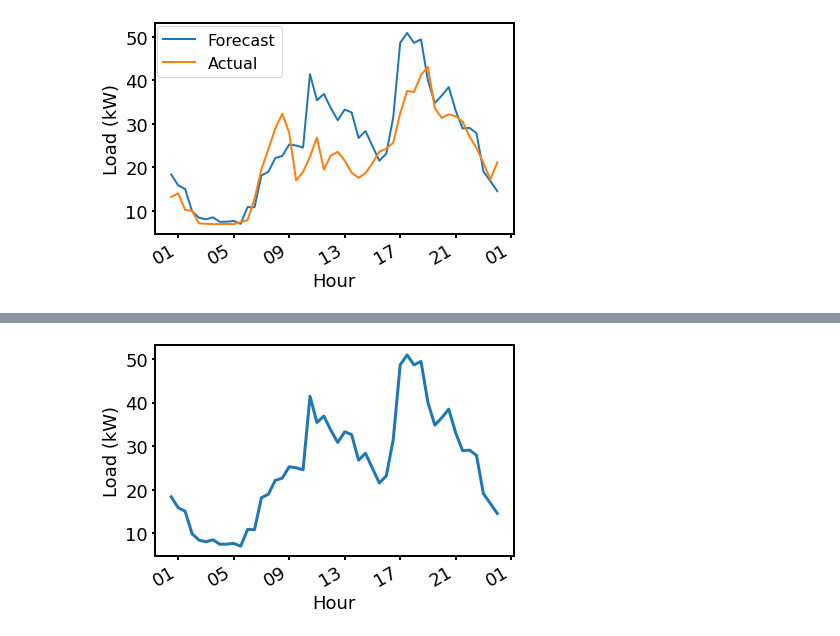
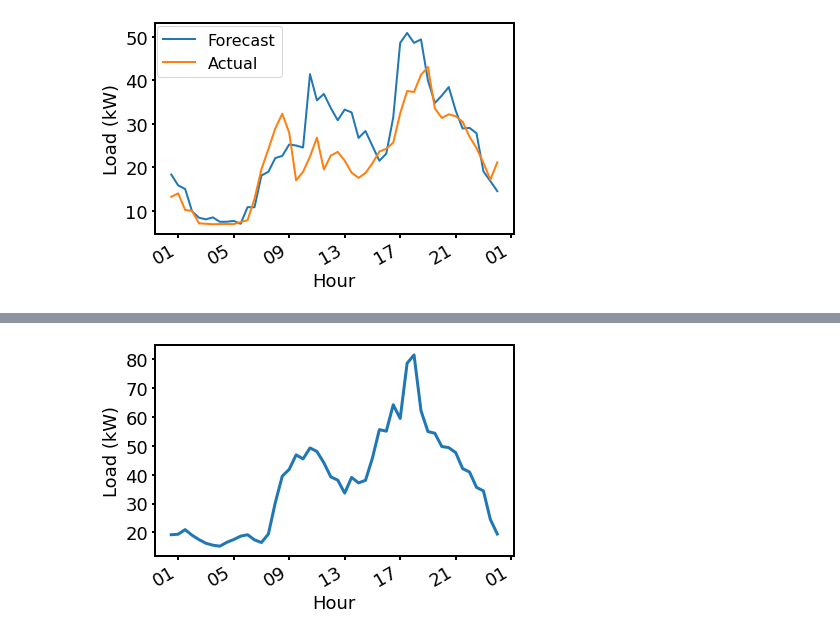
Before and after one commit to stait20/Code, a Jupyter notebook: Fife-data/FifeData.ipynb, the cells around one changed output, grey strips where cells are left out. Drawn from its saved outputs; the diff is of its cells as text; code cells hidden in the pictures.

```diff
--- a/Fife-data/FifeData.ipynb
+++ b/Fife-data/FifeData.ipynb
@@ -28,6 +118,18 @@ df["pers_forecast"] = df["load_total"].shift(336, axis=0)
 l = 336+(48*2)   # Begnning of graphed data, one week in
 h = 336+(48*3)  # Last value of graphed data
 
-plt.plot(df["Timestamp"].iloc[l:h], df["load_total"].iloc[l:h])
-plt.plot(df["Timestamp"].iloc[l:h], df["pers_forecast"].iloc[l:h])
+fig, ax = plt.subplots()
+ax.plot(df["Timestamp"].iloc[(48*d):48+(48*d)], df["load_total"].iloc[(48*d):48+(48*d)])
+#ax.plot(df["Timestamp"].iloc[l:h], df["pers_forecast"].iloc[l:h])
+for label in ax.get_xticklabels(which='major'):
+    label.set(rotation=35, horizontalalignment='right')
+
+myFmt = mdates.DateFormatter('%I%p')  #'%d %m %y %I %p'
+ax.xaxis.set_major_formatter(myFmt)
+
+ax.set_ylabel("Load (kW)")
+ax.set_xlabel("Hour")
+
+#plt.tight_layout()
+plt.savefig("example_load_allFeeders.svg", format='svg', dpi=1500, bbox_inches="tight")
 # %% [output]
@@ -70,3 +171,22 @@ plt.savefig("pers_forecast.svg", format='svg', dpi=1500, bbox_inches="tight")
 plt.show()
 # %% [output]
 [figure]
+# %%
+d = 9
+
+fig, ax = plt.subplots()
+ax.plot(df["Timestamp"].iloc[(48*d):48+(48*d)], df["crawford_pers_forecast"].iloc[(48*d):48+(48*d)], label="Forecast")
+ax.plot(df["Timestamp"].iloc[(48*d):48+(48*d)], df["crawfordCrescent_F3"].iloc[(48*d):48+(48*d)], label="Actual")
+for label in ax.get_xticklabels(which='major'):
+    label.set(rotation=35, horizontalalignment='right')
+
+myFmt = mdates.DateFormatter('%I%p')  #'%d %m %y %I %p'
+ax.xaxis.set_major_formatter(myFmt)
+
+ax.set_ylabel("Load (kW)")
+ax.set_xlabel("Hour")
+
+ax.legend()
+
+plt.tight_layout()
+plt.savefig("persistanceForecast.svg", format='svg', dpi=1500, bbox_inches="tight")
@@ -73,39 +195,40 @@ plt.show()
 # %%
 y = list(range(48))
+day = 347
 
 fig, ax = plt.subplots()
-ax.plot(df["Timestamp"].iloc[l:h], df["crawford_pers_forecast"].iloc[l:h], linewidth=3)
+ax.plot(df["Timestamp"].iloc[day*48:day*48 + 48], df["hallowhill_F1"].iloc[day*48:day*48 + 48], linewidth=3)
 
 xloc = mdates.HourLocator(interval=4)
 ax.xaxis.set_major_locator(xloc)
 #ax.grid(True)
 # Set labels to day number - month name
 ax.xaxis.set_major_formatter(mdates.DateFormatter('%H'))
 # Rotates and right-aligns the x labels so they don't crowd each other.
 for label in ax.get_xticklabels(which='major'):
     label.set(rotation=30, horizontalalignment='right')
 ax.set_ylabel("Load (kW)", fontsize=18)
 ax.set_xlabel("Hour", fontsize=18)
 
 #ax = plt.gca()
 for axis in ['top','bottom','left','right']:
   ax.spines[axis].set_linewidth(2)
 # for axis in ['top','right']:
 #   ax.spines[axis].set_linewidth(0)
 ax.tick_params(width=2)
 # ax.set_xlim([-20, 20])
 # ax.set_ylim([-5, 50])
 plt.yticks(fontsize=18)
 plt.xticks(fontsize=18)
 
 fig.set_figheight(4)
 fig.set_figwidth(6)
 
 plt.tight_layout()
 plt.savefig("example_load.svg", format='svg', dpi=1500, bbox_inches="tight")
 plt.show()
 # %% [output]
-[figure, old version]
+[figure, new version]
 # %%
 h=1344
 plt.scatter(df["crawfordCrescent_F3"].iloc[l:h], df["crawford_pers_forecast"].iloc[l:h],s=10)
```
Also changed, not shown: parts of 12 cells of this notebook, 4 other files.
